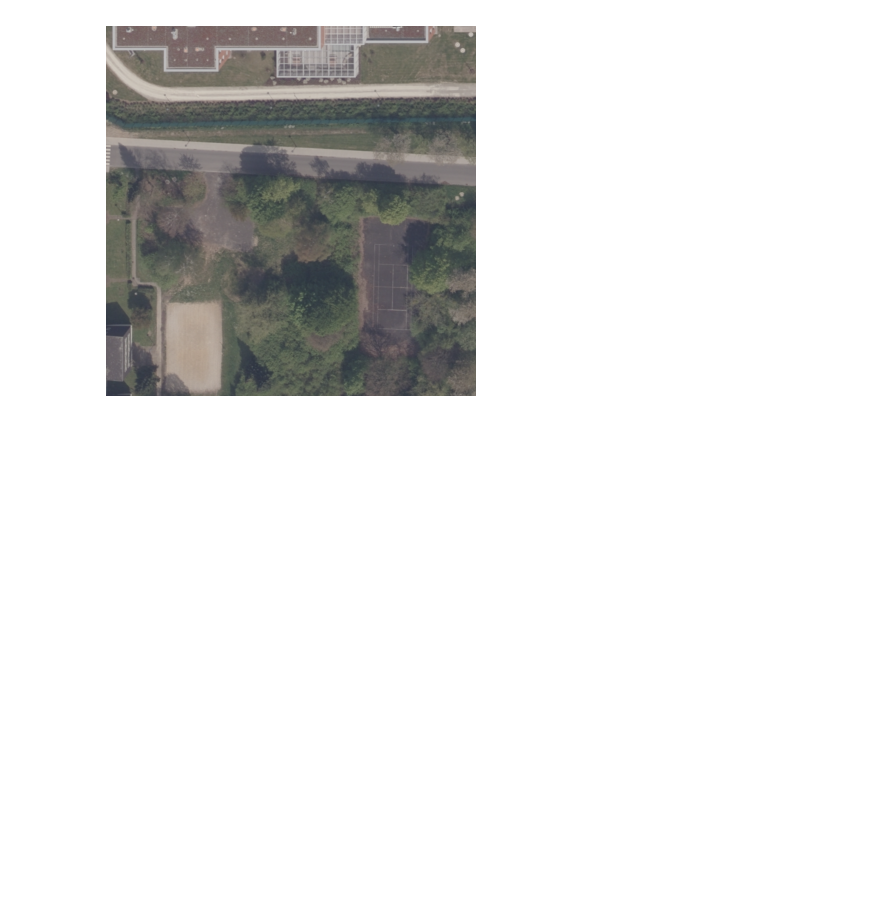
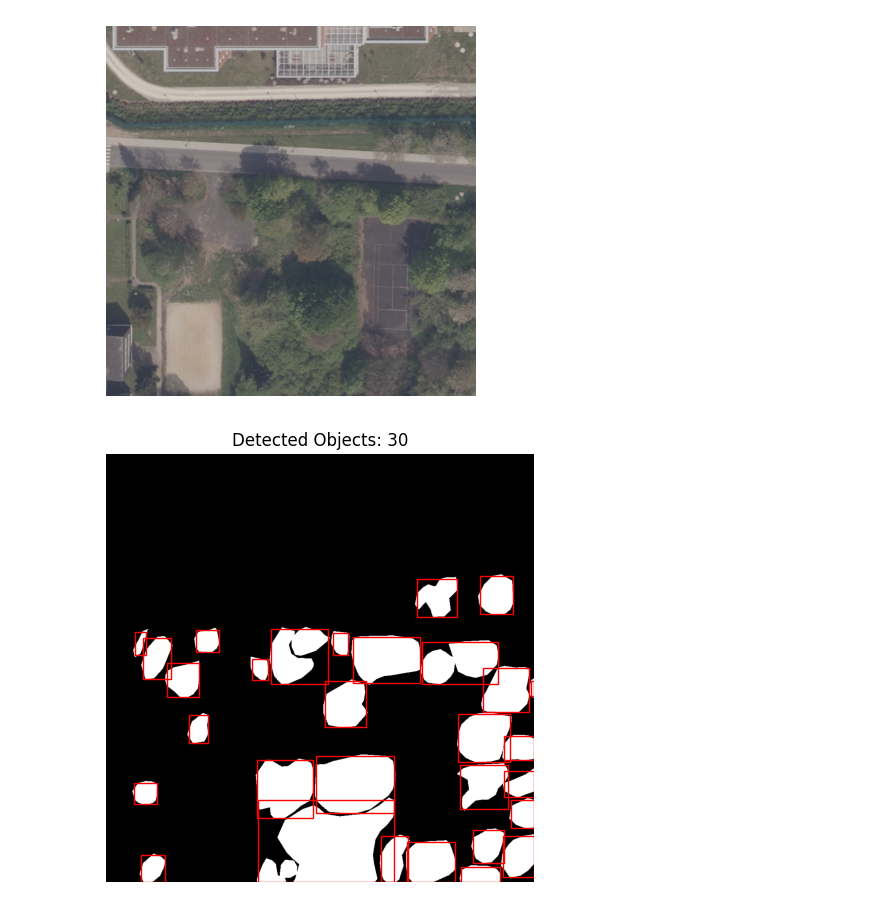
Before and after one commit to YG29/BIPdeeplearninginforestry, a Jupyter notebook: notebooks/bounding_box.ipynb, the cells around one changed output. Cells and saved outputs as stored; diff of their text form; code cells hidden in the pictures; blank space fills up the shorter version.

Commit message:
bounding box created

```diff
--- a/notebooks/preprocess.ipynb
+++ b/notebooks/bounding_box.ipynb
@@ -31,3 +36,49 @@ plt.axis("off")  # Hide axes
 plt.show()
 # %% [output]
 [figure]
+# %%
+# Extract bounding box from the mask
+def extract_bbox(mask):
+    binary_mask = mask.copy()
+    binary_mask = morphology.binary_erosion(binary_mask, footprint=np.ones((6,6))) # adding in an erosion
+
+    labels = measure.label(binary_mask)
+    region_props = measure.regionprops(labels)
+
+    bboxes = []
+    for i, region in enumerate(region_props):
+        bbox = region.bbox # returns: (min_row, min_col, max_row, max_col)
+        bboxes.append(bbox)
+    return bboxes
+# %%
+def visualize_bounding_boxes(image, bboxes):
+    # Display the image
+    plt.imshow(image, cmap='gray')
+
+    # Add bounding boxes
+    for bbox in bboxes:
+        y_min, x_min, y_max, x_max = bbox
+        width = x_max - x_min
+        height = y_max - y_min
+
+        # Create a rectangle patch
+        rect = patches.Rectangle((x_min, y_min), width, height,
+                                linewidth=1, edgecolor='r', facecolor='none')
+
+        # Add the rectangle to the plot
+        plt.gca().add_patch(rect)
+
+    plt.title(f'Detected Objects: {len(bboxes)}')
+    plt.axis('off')
+    plt.tight_layout()
+    plt.show()
+# %%
+bboxes = extract_bbox(mask_array)
+visualize_bounding_boxes(mask_array, bboxes)
+
+# Observe in the mask, some regions are touching each other, making the bounding boxes not generated correctly
+# Thinking maybe do an erosion that makes the 1's smaller
+
+#
+# %% [output]
+[figure, added]
```
Also changed, not shown: parts of 3 cells of this notebook.
